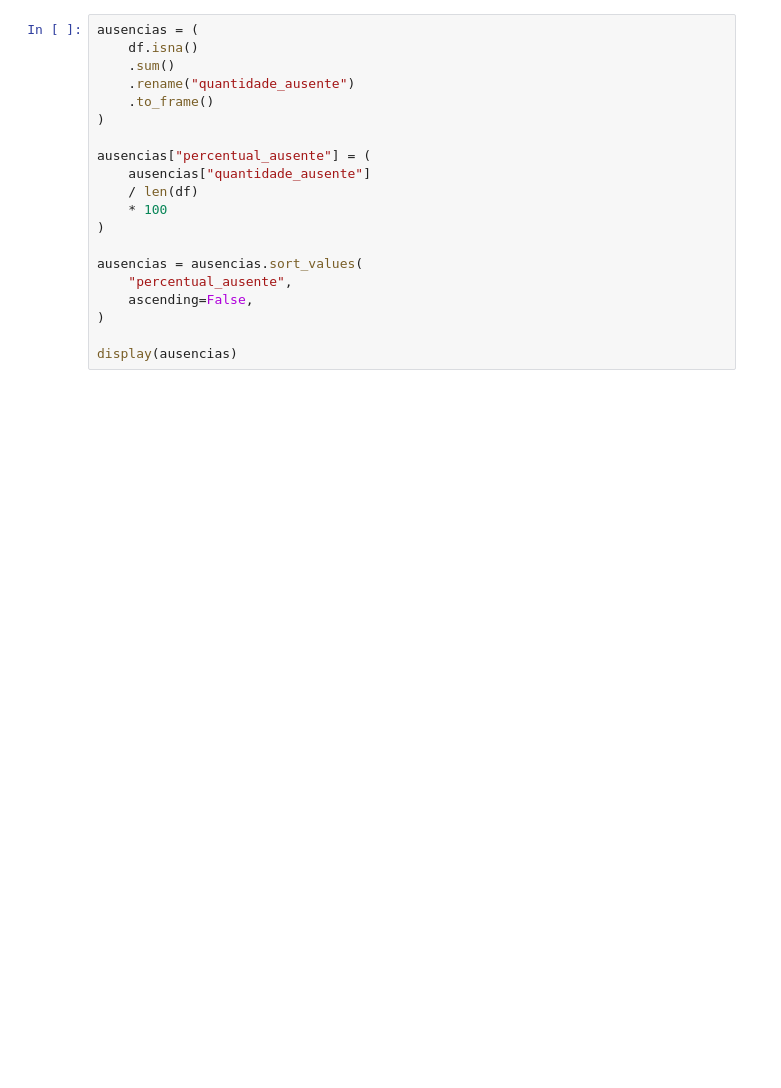
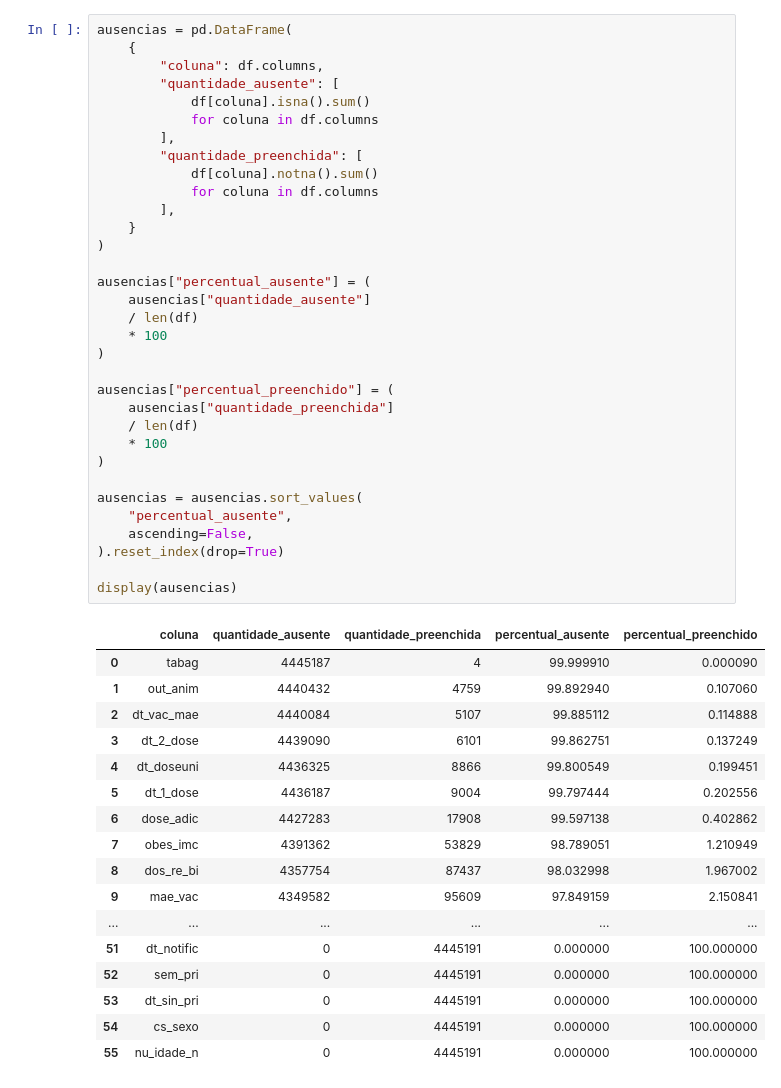
Before and after one commit to Ivan-S-Oliveira/Projeto_Integrador, a Jupyter notebook: notebooks/02_eda/01_eda_primeira_passagem.ipynb, the cells around one changed output. Drawn from its saved outputs; the diff is of its cells as text; blank space fills up the shorter version.

```diff
--- a/notebooks/02_eda/01_eda_primeira_passagem.ipynb
+++ b/notebooks/02_eda/01_eda_primeira_passagem.ipynb
@@ -188,20 +556,51 @@ display(memoria_colunas)
 # %%
-ausencias = (
-    df.isna()
-    .sum()
-    .rename("quantidade_ausente")
-    .to_frame()
+ausencias = pd.DataFrame(
+    {
+        "coluna": df.columns,
+        "quantidade_ausente": [
+            df[coluna].isna().sum()
+            for coluna in df.columns
+        ],
+        "quantidade_preenchida": [
+            df[coluna].notna().sum()
+            for coluna in df.columns
+        ],
+    }
 )
 
 ausencias["percentual_ausente"] = (
     ausencias["quantidade_ausente"]
     / len(df)
     * 100
 )
 
+ausencias["percentual_preenchido"] = (
+    ausencias["quantidade_preenchida"]
+    / len(df)
+    * 100
+)
+
 ausencias = ausencias.sort_values(
     "percentual_ausente",
     ascending=False,
-)
+).reset_index(drop=True)
 
 display(ausencias)
+# %% [output]
+|  | coluna | quantidade_ausente | quantidade_preenchida | percentual_ausente | percentual_preenchido |
+| 0 | tabag | 4445187 | 4 | 99.999910 | 0.000090 |
+| 1 | out_anim | 4440432 | 4759 | 99.892940 | 0.107060 |
+| 2 | dt_vac_mae | 4440084 | 5107 | 99.885112 | 0.114888 |
+| 3 | dt_2_dose | 4439090 | 6101 | 99.862751 | 0.137249 |
+| 4 | dt_doseuni | 4436325 | 8866 | 99.800549 | 0.199451 |
+| 5 | dt_1_dose | 4436187 | 9004 | 99.797444 | 0.202556 |
+| 6 | dose_adic | 4427283 | 17908 | 99.597138 | 0.402862 |
+| 7 | obes_imc | 4391362 | 53829 | 98.789051 | 1.210949 |
+| 8 | dos_re_bi | 4357754 | 87437 | 98.032998 | 1.967002 |
+| 9 | mae_vac | 4349582 | 95609 | 97.849159 | 2.150841 |
+| ... | ... | ... | ... | ... | ... |
+| 51 | dt_notific | 0 | 4445191 | 0.000000 | 100.000000 |
+| 52 | sem_pri | 0 | 4445191 | 0.000000 | 100.000000 |
+| 53 | dt_sin_pri | 0 | 4445191 | 0.000000 | 100.000000 |
+| 54 | cs_sexo | 0 | 4445191 | 0.000000 | 100.000000 |
+| 55 | nu_idade_n | 0 | 4445191 | 0.000000 | 100.000000 |
```
Also changed, not shown: parts of 27 cells of this notebook, 1 other file.
